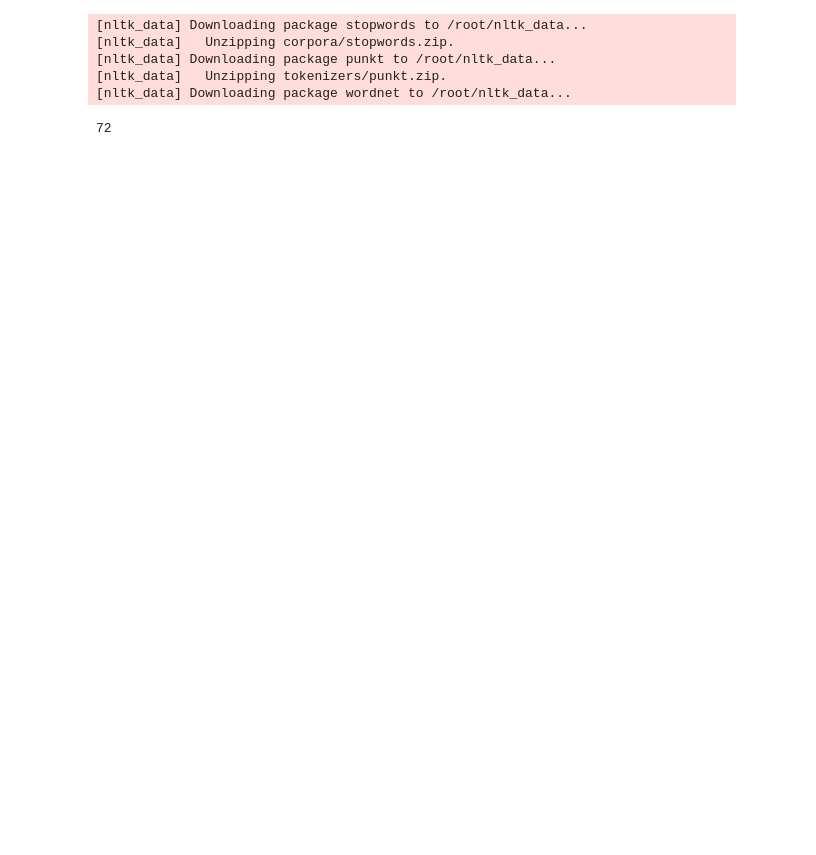
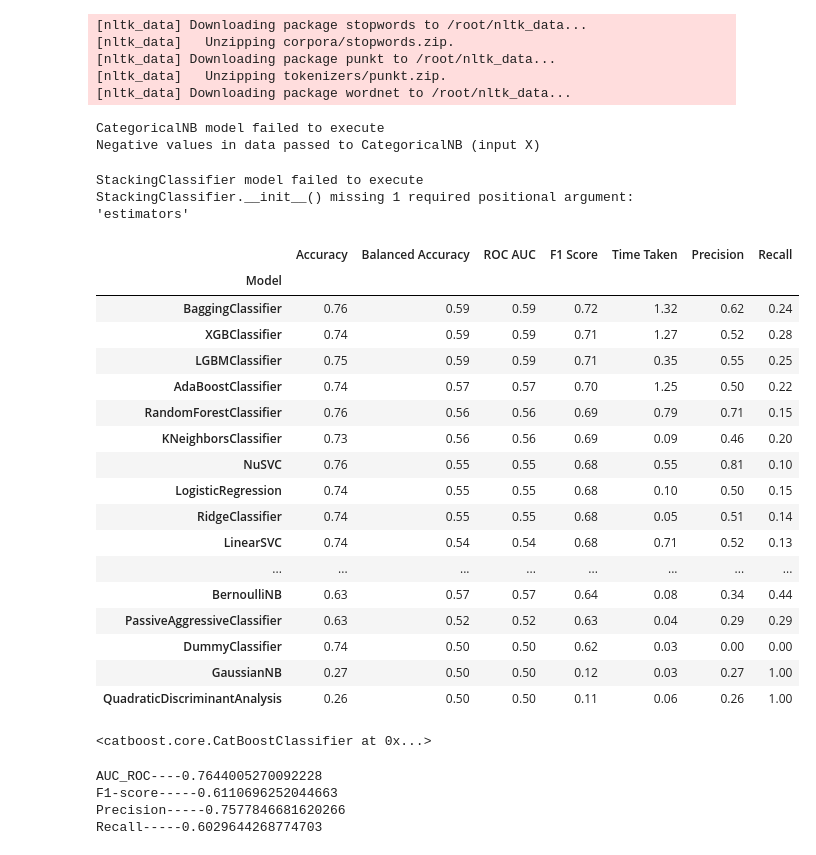
Before and after one commit to Dicere/WB_Internship, a Jupyter notebook: 0_2_FE.ipynb, the cells around one changed output. Saved outputs shown, nothing was run; the diff lists cells and outputs as text; code cells hidden in the pictures; blank space fills up the shorter version.

Commit message:
Add lazy and catboost

```diff
--- a/0_2_FE.ipynb
+++ b/0_2_FE.ipynb
@@ -271,7 +278,51 @@ def generate_feat_emoji_ton(x):
 # %%
 pipeline = (df.pipe(generate_feat)
             .pipe(generate_feat_emoji_ton))
-# %%
-len(pipeline.columns)
-# %% [output]
-72
+# %%
+cat_feat = ['text']
+feature=pipeline[pipeline.columns[3:]].columns
+# %%
+X = pipeline[feature].drop(columns=['label','text','text_preproc'])
+y = pipeline['label']
+# %%
+X_train, X_test, y_train, y_test = train_test_split(X, y, test_size=0.2, random_state=42,stratify=y)
+# %%
+def predict_precsion_recall(y_test, pred):
+  precision = precision_score(y_test, pred)
+  recall = recall_score(y_test, pred)
+  return [precision, recall]
+# %%
+clf = LazyClassifier(verbose=0,ignore_warnings=False, custom_metric=predict_precsion_recall)
+models, predictions = clf.fit(X_train[X_train.columns[1:]], X_test[X_test.columns[1:]], y_train, y_test)
+models[['Precision', 'Recall']] = models['predict_precsion_recall'].apply(lambda x: pd.Series(x))
+models.drop(columns=['predict_precsion_recall'],inplace=True)
+models.sort_values(by='F1 Score', ascending=False,inplace=True)
+models
+# %% [output]
+CategoricalNB model failed to execute
+Negative values in data passed to CategoricalNB (input X)
+StackingClassifier model failed to execute
+StackingClassifier.__init__() missing 1 required positional argument: 'estimators'
+|  | Accuracy | Balanced Accuracy | ROC AUC | F1 Score | Time Taken | Precision | Recall |
+| Model |  |  |  |  |  |  |  |
+| BaggingClassifier | 0.76 | 0.59 | 0.59 | 0.72 | 1.32 | 0.62 | 0.24 |
+| XGBClassifier | 0.74 | 0.59 | 0.59 | 0.71 | 1.27 | 0.52 | 0.28 |
+| LGBMClassifier | 0.75 | 0.59 | 0.59 | 0.71 | 0.35 | 0.55 | 0.25 |
+| AdaBoostClassifier | 0.74 | 0.57 | 0.57 | 0.70 | 1.25 | 0.50 | 0.22 |
+| RandomForestClassifier | 0.76 | 0.56 | 0.56 | 0.69 | 0.79 | 0.71 | 0.15 |
+| KNeighborsClassifier | 0.73 | 0.56 | 0.56 | 0.69 | 0.09 | 0.46 | 0.20 |
+| NuSVC | 0.76 | 0.55 | 0.55 | 0.68 | 0.55 | 0.81 | 0.10 |
+| LogisticRegression | 0.74 | 0.55 | 0.55 | 0.68 | 0.10 | 0.50 | 0.15 |
+| RidgeClassifier | 0.74 | 0.55 | 0.55 | 0.68 | 0.05 | 0.51 | 0.14 |
+| LinearSVC | 0.74 | 0.54 | 0.54 | 0.68 | 0.71 | 0.52 | 0.13 |
+| ... | ... | ... | ... | ... | ... | ... | ... |
+| BernoulliNB | 0.63 | 0.57 | 0.57 | 0.64 | 0.08 | 0.34 | 0.44 |
+| PassiveAggressiveClassifier | 0.63 | 0.52 | 0.52 | 0.63 | 0.04 | 0.29 | 0.29 |
+| DummyClassifier | 0.74 | 0.50 | 0.50 | 0.62 | 0.03 | 0.00 | 0.00 |
+| GaussianNB | 0.27 | 0.50 | 0.50 | 0.12 | 0.03 | 0.27 | 1.00 |
+| QuadraticDiscriminantAnalysis | 0.26 | 0.50 | 0.50 | 0.11 | 0.06 | 0.26 | 1.00 |
+# %%
+clf = CatBoostClassifier(verbose=0)
+clf.fit(X_train, y_train)
+# %% [output]
+<catboost.core.CatBoostClassifier at 0x...>
@@ -277,0 +336,12 @@ len(pipeline.columns)
+# %%
+precision, recall, f1, _ = precision_recall_fscore_support(y_test, y_pred_metki, average='macro')
+roc = roc_auc_score(y_test, y_pred)
+print("AUC_ROC----"+str(roc))
+print("F1-score-----"+str(f1))
+print("Precision-----"+str(precision))
+print("Recall-----"+str(recall))
+# %% [output]
+AUC_ROC----0.7644005270092228
+F1-score-----0.6110696252044663
+Precision-----0.7577846681620266
+Recall-----0.6029644268774703
```
Also changed, not shown: parts of 13 cells of this notebook.
